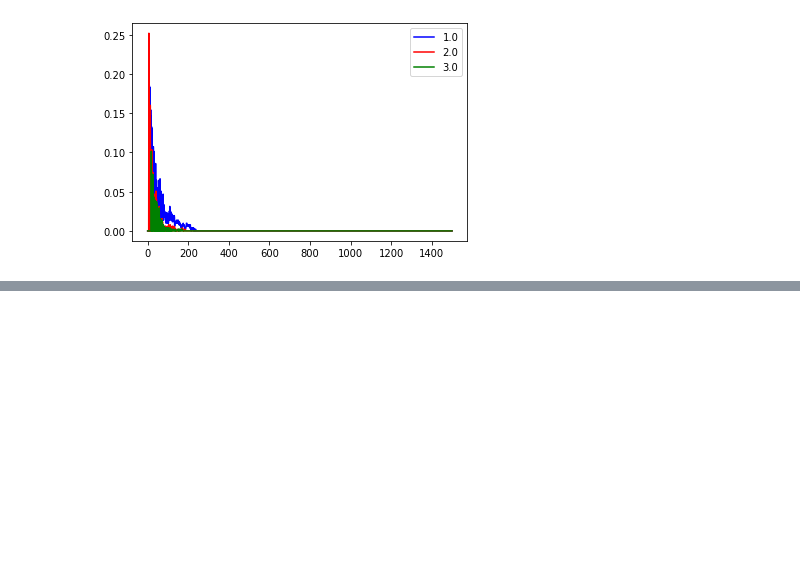
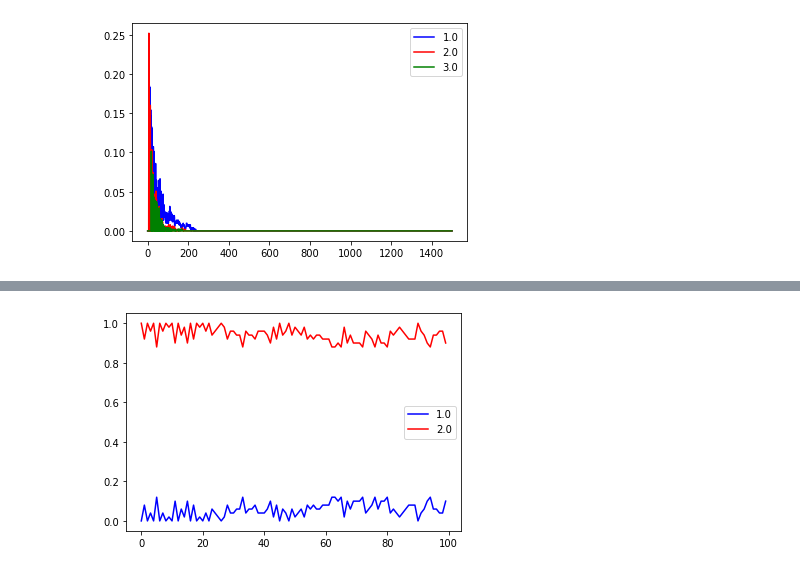
Before and after one commit to hickman-santini/chaos-season, a Jupyter notebook: myfootball.ipynb, the cells around one changed output, grey strips where cells are left out. Saved outputs shown, nothing was run; the diff lists cells and outputs as text; code cells hidden in the pictures; blank space fills up the shorter version.

```diff
--- a/myfootball.ipynb
+++ b/myfootball.ipynb
@@ -49,0 +48,6 @@ uu5.plot_rank_freq()
+# %%
+with_dist = universe(crowd={'pmm':1,'pmp':1,'truth':1}, d_t=random.normal, loc=0.5, scale=0.05)
+with_dist.play(50,100)
+with_dist.plot_rank_freq()
+# %% [output]
+[figure, added]
```
Also changed, not shown: parts of 7 cells of this notebook, 2 other files.
